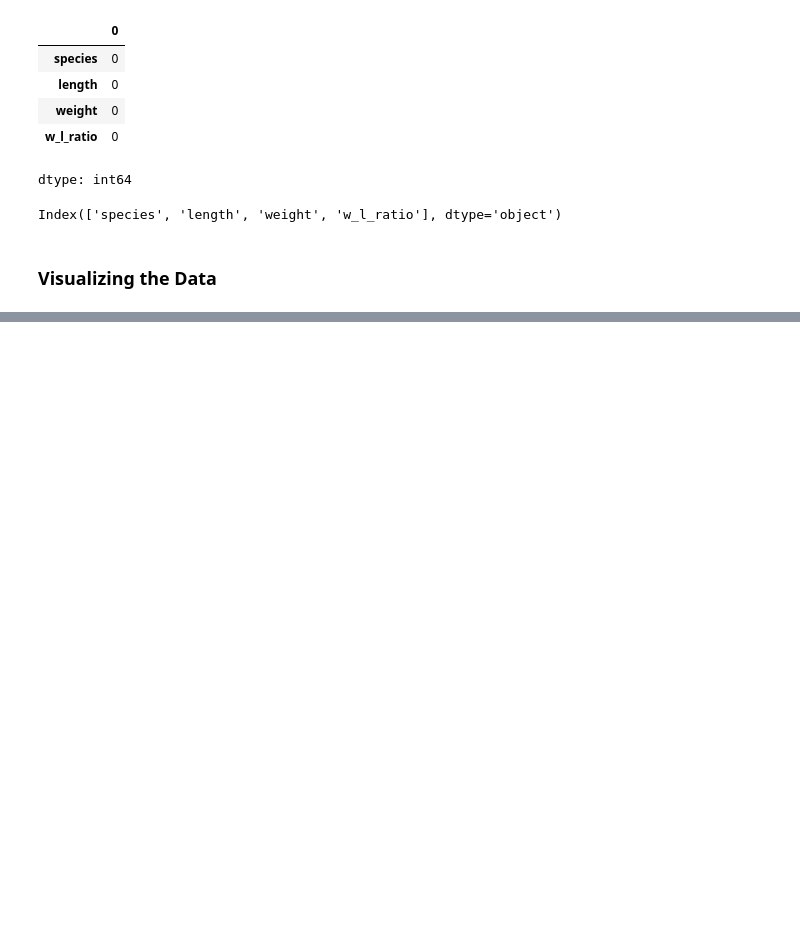
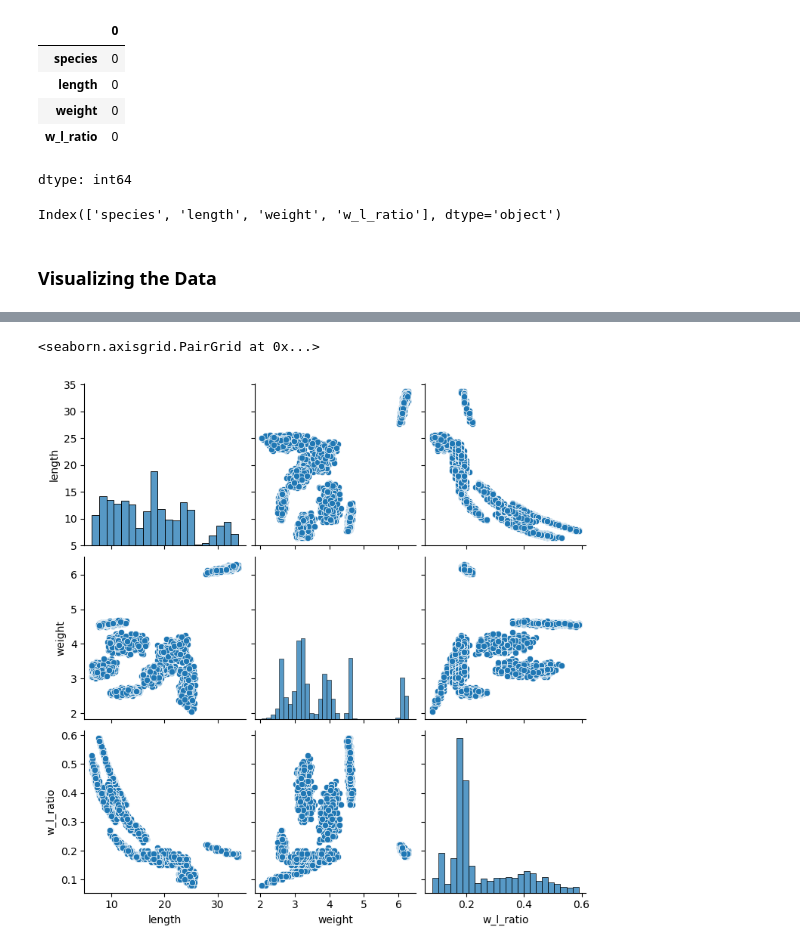
Before and after one commit to saadkhalidabbasi/EDA-Projects, a Jupyter notebook: Fish_Species_Measurements_EDA_and_Classification.ipynb, the cells around one changed output, grey strips where cells are left out. Drawn from its saved outputs; the diff is of its cells as text; code cells hidden in the pictures; blank space fills up the shorter version.

```diff
--- a/Fish_Species_Measurements_EDA_and_Classification.ipynb
+++ b/Fish_Species_Measurements_EDA_and_Classification.ipynb
@@ -96,0 +150,6 @@ fig.show()
+# %%
+# Pair plot
+sns.pairplot(df)
+# %% [output]
+<seaborn.axisgrid.PairGrid at 0x...>
+[figure, added]
```
Also changed, not shown: parts of 8 cells of this notebook.
